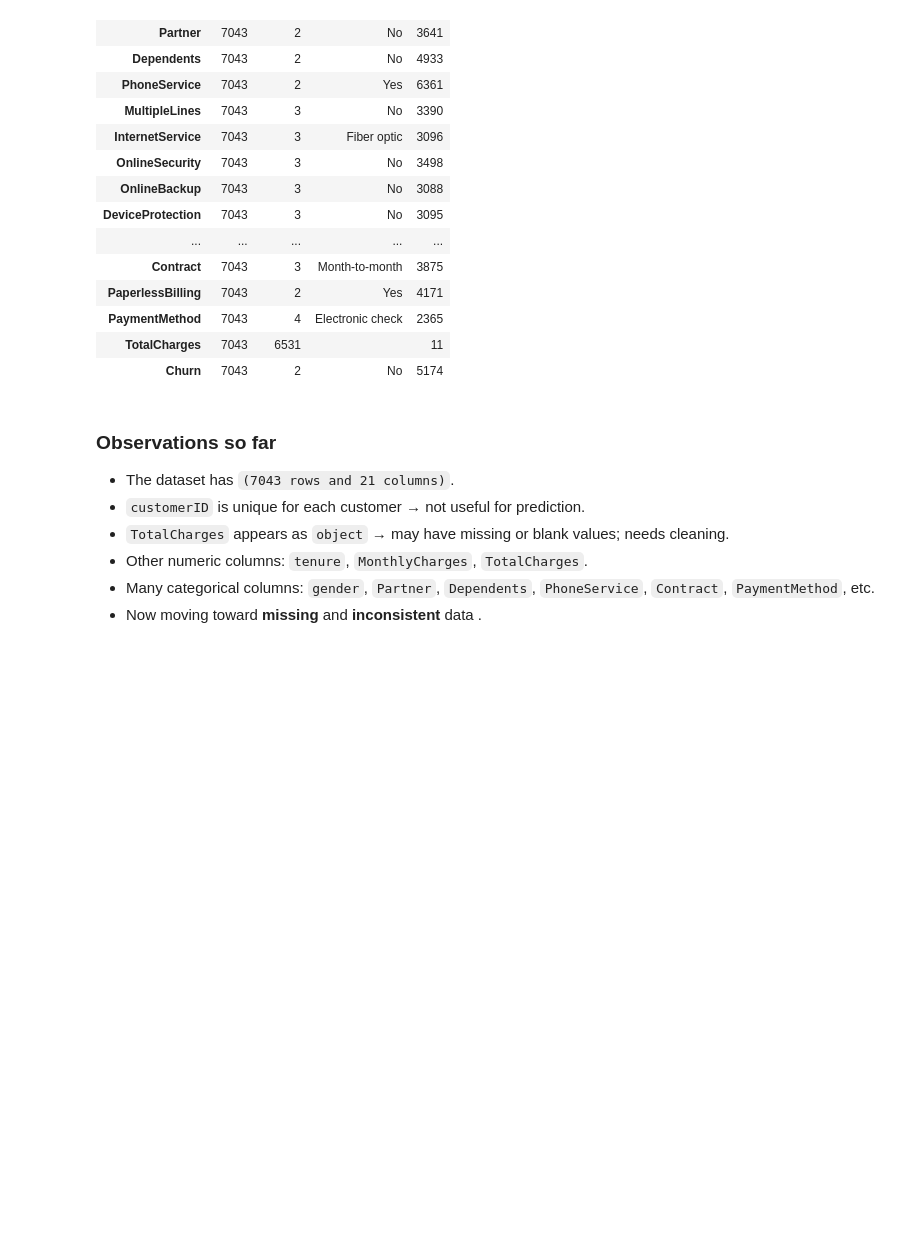
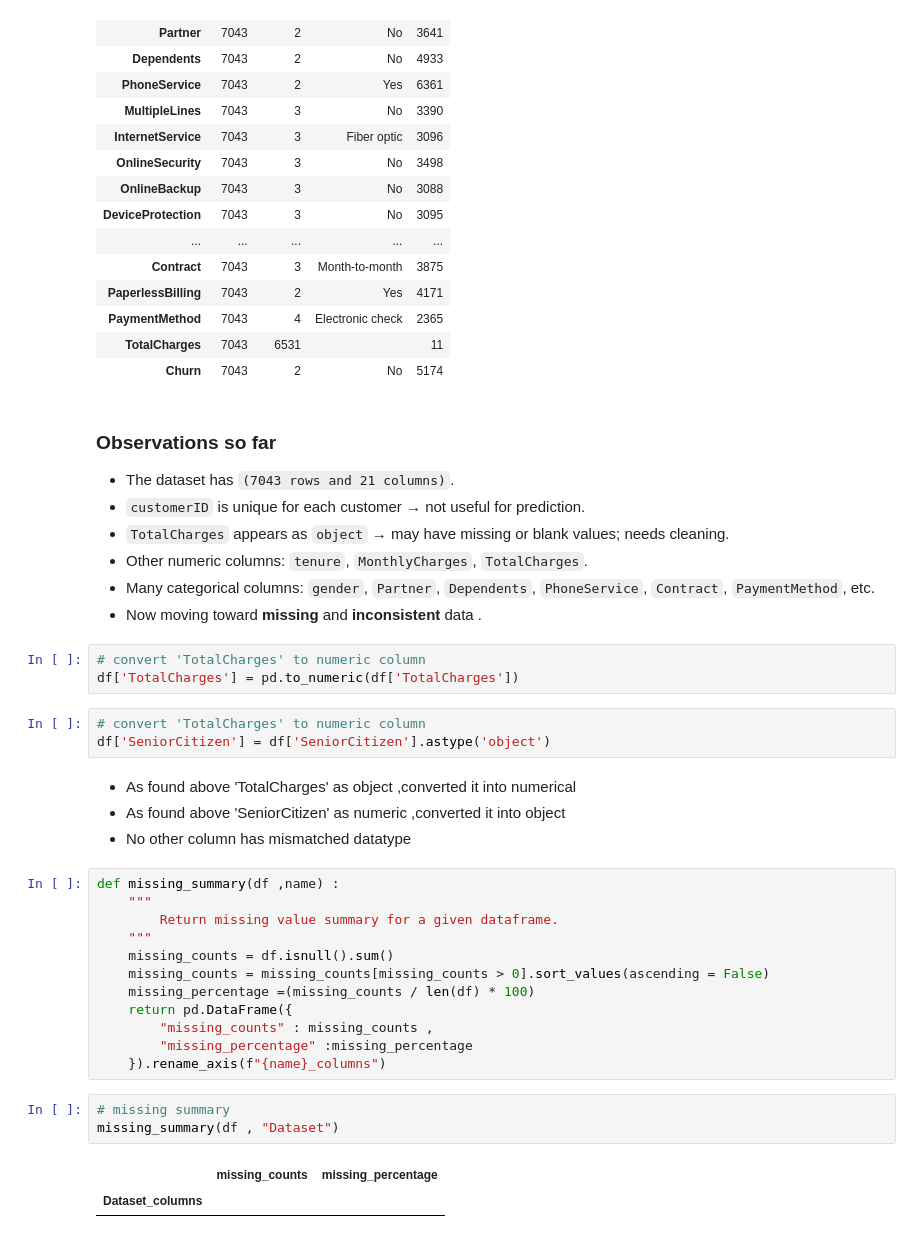
Before and after one commit to Aman-sys-ui/EDA, a Jupyter notebook: Customer_Churn/Telco_Customer_Churn.ipynb, the cells around one changed output. Drawn from its saved outputs; the diff is of its cells as text; blank space fills up the shorter version.

```diff
--- a/Customer_Churn/Telco_Customer_Churn.ipynb
+++ b/Customer_Churn/Telco_Customer_Churn.ipynb
@@ -168,3 +168,31 @@ df.describe(include = 'object').T
 - Other numeric columns: `tenure`, `MonthlyCharges`, `TotalCharges`.
 - Many categorical columns: `gender`, `Partner`, `Dependents`, `PhoneService`, `Contract`, `PaymentMethod`, etc.
 - Now moving toward **missing** and **inconsistent** data .
+# %%
+# convert 'TotalCharges' to numeric column
+df['TotalCharges'] = pd.to_numeric(df['TotalCharges'])
+# %%
+# convert 'TotalCharges' to numeric column
+df['SeniorCitizen'] = df['SeniorCitizen'].astype('object')
+# %% [markdown]
+- As found above 'TotalCharges' as object ,converted it into numerical
+- As found above 'SeniorCitizen' as numeric ,converted it into object
+- No other column has mismatched datatype
+# %%
+def missing_summary(df ,name) :
+    """
+        Return missing value summary for a given dataframe.
+    """
+    missing_counts = df.isnull().sum()
+    missing_counts = missing_counts[missing_counts > 0].sort_values(ascending = False)
+    missing_percentage =(missing_counts / len(df) * 100)
+    return pd.DataFrame({
+        "missing_counts" : missing_counts ,
+        "missing_percentage" :missing_percentage
+    }).rename_axis(f"{name}_columns")
+# %%
+# missing summary
+missing_summary(df , "Dataset")
+# %% [output]
+|  | missing_counts | missing_percentage |
+| Dataset_columns |  |  |
```
Also changed, not shown: parts of 9 cells of this notebook.
